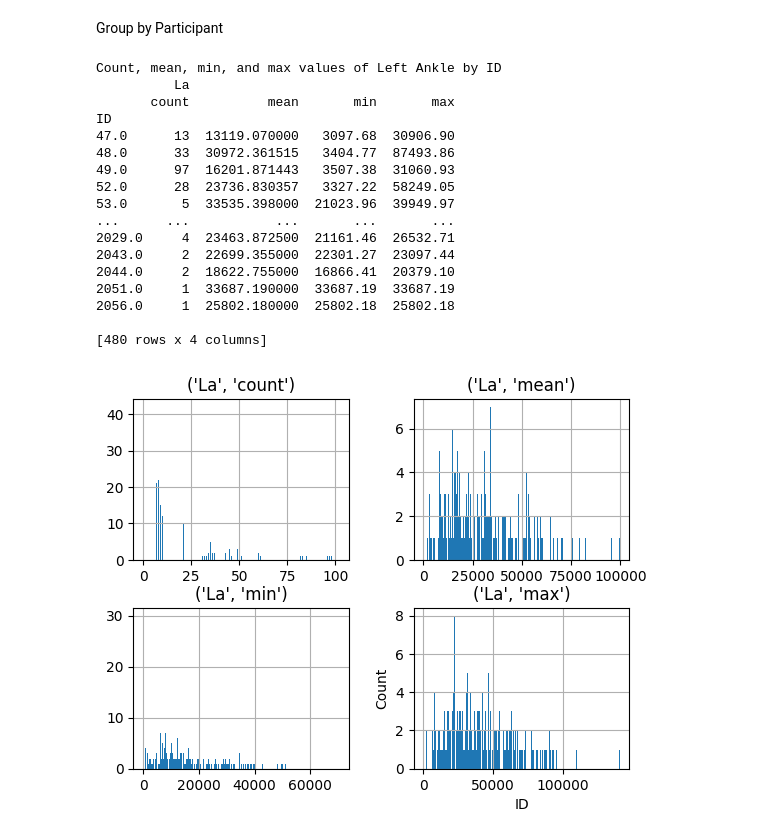
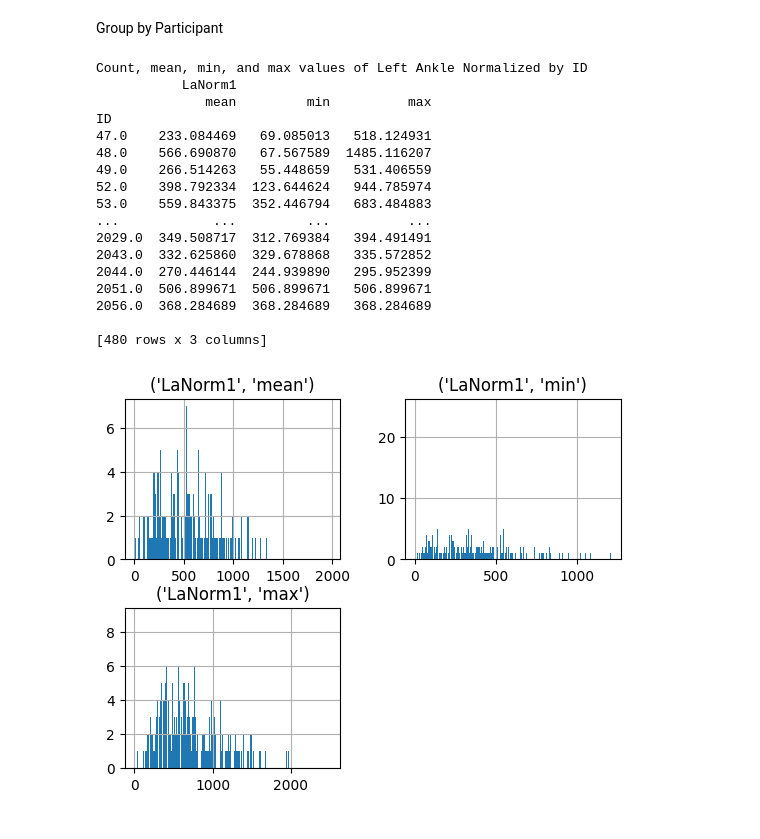
Before and after one commit to cliffeby/tdi, a Jupyter notebook: ActivityLA.ipynb, the cells around one changed output. Cells and saved outputs as stored; diff of their text form; code cells hidden in the pictures.

```diff
--- a/ActivityLA.ipynb
+++ b/ActivityLA.ipynb
@@ -80,30 +92,29 @@ df.plot(kind='scatter', x='ID', y='La', s=3, title="La Outliers")
 # %% [markdown]
 Group by Participant
 # %%
-result = df.groupby('ID', sort=True,).agg({'La': ['count', 'mean', 'min', 'max']})
-# result= result.sort_values(by=['La': ['count']], ascending=True)
-print("Count, mean, min, and max values of Left Ankle by ID")
+result = df.groupby('ID', sort=True,).agg({'LaNorm1': [ 'mean', 'min', 'max']})
+print("Count, mean, min, and max values of Left Ankle Normalized by ID")
 print(result)
-result.hist(bins = 500)
+result.hist(bins = 480)  #one bin per participant
 plt.xlabel("ID")
 plt.ylabel("Count")
 plt.show()
 # %% [output]
-Count, mean, min, and max values of Left Ankle by ID
-          La
-       count          mean       min       max
+Count, mean, min, and max values of Left Ankle Normalized by ID
+           LaNorm1
+              mean         min          max
 ID
-47.0      13  13119.070000   3097.68  30906.90
-48.0      33  30972.361515   3404.77  87493.86
-49.0      97  16201.871443   3507.38  31060.93
-52.0      28  23736.830357   3327.22  58249.05
-53.0       5  33535.398000  21023.96  39949.97
-...      ...           ...       ...       ...
-2029.0     4  23463.872500  21161.46  26532.71
-2043.0     2  22699.355000  22301.27  23097.44
-2044.0     2  18622.755000  16866.41  20379.10
-2051.0     1  33687.190000  33687.19  33687.19
-2056.0     1  25802.180000  25802.18  25802.18
+47.0    233.084469   69.085013   518.124931
+48.0    566.690870   67.567589  1485.116207
+49.0    266.514263   55.448659   531.406559
+52.0    398.792334  123.644624   944.785974
+53.0    559.843375  352.446794   683.484883
+...            ...         ...          ...
+2029.0  349.508717  312.769384   394.491491
+2043.0  332.625860  329.678868   335.572852
+2044.0  270.446144  244.939890   295.952399
+2051.0  506.899671  506.899671   506.899671
+2056.0  368.284689  368.284689   368.284689
 
-[480 rows x 4 columns]
+[480 rows x 3 columns]
-[figure, old version]
+[figure, new version]
```
Also changed, not shown: parts of 10 cells of this notebook, 5 other files.
